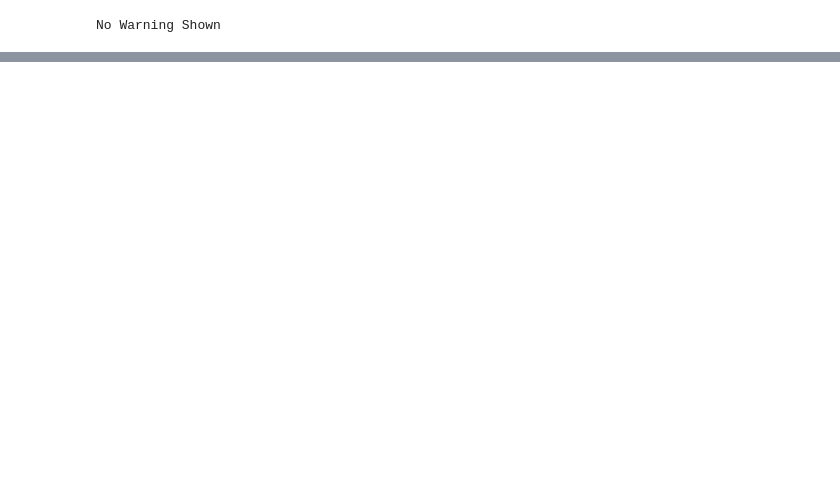
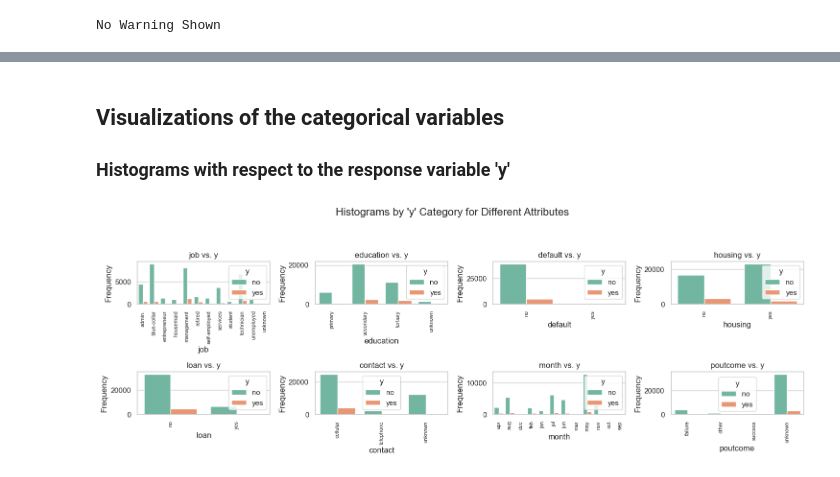
Before and after one commit to CalebMcCurdy/Bank-Term-Deposit-Predictions, a Jupyter notebook: Final Project.ipynb, the cells around one changed output, grey strips where cells are left out. Cells and saved outputs as stored; diff of their text form; code cells hidden in the pictures; blank space fills up the shorter version.

```diff
--- a/Final Project.ipynb
+++ b/Final Project.ipynb
@@ -55,0 +193,16 @@ Name: count, dtype: int64
+# %%
+# Establish the style for the plots
+sns.set(style="whitegrid")
+
+# Create separate boxplots for each numeric column
+plt.figure(figsize=(12, 6))
+
+# Create a loop to generate independent subplots
+for i, col in enumerate(numeric_df.columns, 1):
+    plt.subplot(1, len(numeric_df.columns), i)
+    sns.boxplot(data=numeric_df[col], orient="v", palette="Set2")
+    plt.title(f'{col}')
+    plt.ylabel('Values')
+# Combine & display outputs
+plt.tight_layout()
+plt.show()
@@ -55,0 +233,42 @@ Name: count, dtype: int64
+# %% [markdown]
+## Visualizations of the categorical variables
+### Histograms with respect to the response variable 'y'
+# %%
+# Set the style for the plots (optional)
+sns.set(style="whitegrid")
+
+# List of columns to include in the grid
+columns_to_compare = ['job', 'education', 'default', 'housing', 'loan', 'contact',
+                      'month', 'poutcome']
+
+# Create a grid of histograms comparing each column to 'y'
+num_rows = 5
+num_cols = 4
+
+# Create subplots
+fig, axes = plt.subplots(num_rows, num_cols, figsize=(15, 12))
+fig.suptitle("Histograms by 'y' Category for Different Attributes", fontsize=16)
+
+# Flatten the axes for easier indexing
+axes = axes.flatten()
+
+# Loop through the specified columns and create histograms for each
+for i, col in enumerate(columns_to_compare):
+    ax = axes[i]
+
+    # Rotate x-axis labels by 45 degrees and set a smaller font size
+    sns.countplot(data=df, x=col, hue='y', ax=ax, palette="Set2")
+    ax.set_title(f'{col} vs. y')
+    ax.set_xlabel(col)
+    ax.set_ylabel('Frequency')
+    ax.set_xticklabels(ax.get_xticklabels(), rotation=90, fontsize=8)
+
+# Remove any empty subplots
+for j in range(i + 1, num_rows * num_cols):
+    fig.delaxes(axes[j])
+
+# Adjust the layout
+plt.tight_layout(rect=[0, 0.03, 1, 0.95])
+plt.show()
+# %% [output]
+[figure, added]
```
Also changed, not shown: parts of 148 cells of this notebook.
